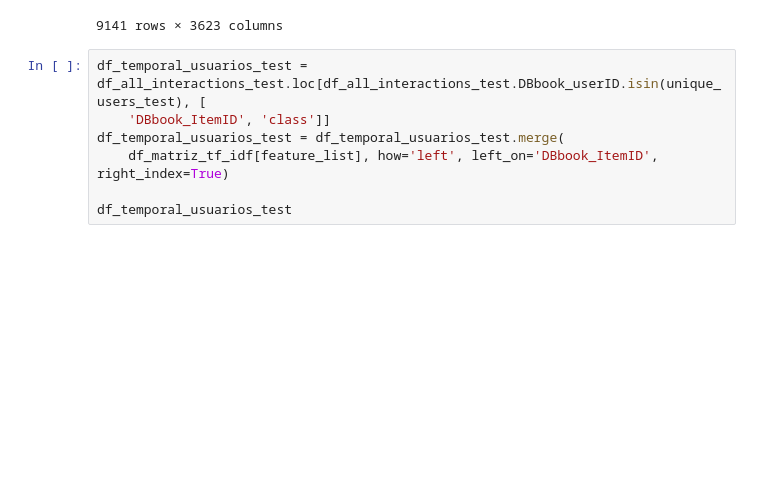
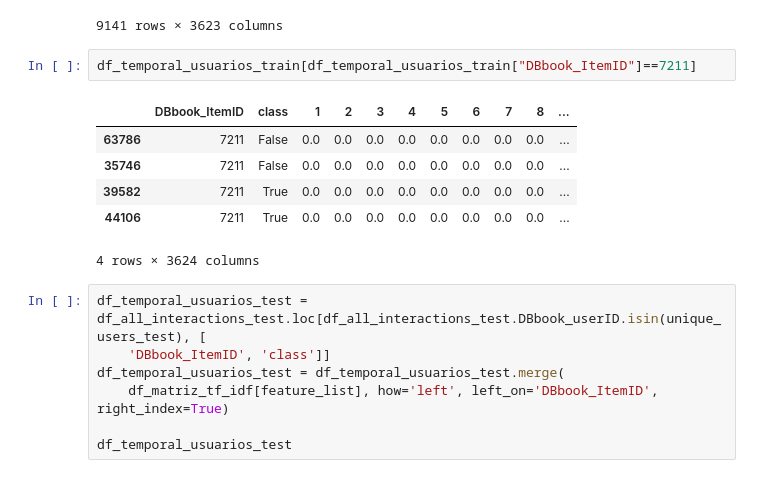
Before and after one commit to Cerozob/MINE_4201_LAB2, a Jupyter notebook: MINE_4201_Laboratorio_2_Filtrado_por_contenido.ipynb, the cells around one changed output. Saved outputs shown, nothing was run; the diff lists cells and outputs as text; blank space fills up the shorter version.

```diff
--- a/MINE_4201_Laboratorio_2_Filtrado_por_contenido.ipynb
+++ b/MINE_4201_Laboratorio_2_Filtrado_por_contenido.ipynb
@@ -1117,6 +1117,15 @@ df_temporal_usuarios_train
 | 33004 | 1732 | False | 0.0 | 0.0 | 2.146438 | 2.196319 | 2.195239 | 2.149048 | 2.149048 | 0.0 | ... |
 | 58429 | 6971 | True | 0.0 | 0.0 | 2.146438 | 2.196319 | 2.195239 | 2.149048 | 2.149048 | 0.0 | ... |
 9141 rows × 3623 columns
+# %%
+df_temporal_usuarios_train[df_temporal_usuarios_train["DBbook_ItemID"]==7211]
+# %% [output]
+|  | DBbook_ItemID | class | 1 | 2 | 3 | 4 | 5 | 6 | 7 | 8 | ... |
+| 63786 | 7211 | False | 0.0 | 0.0 | 0.0 | 0.0 | 0.0 | 0.0 | 0.0 | 0.0 | ... |
+| 35746 | 7211 | False | 0.0 | 0.0 | 0.0 | 0.0 | 0.0 | 0.0 | 0.0 | 0.0 | ... |
+| 39582 | 7211 | True | 0.0 | 0.0 | 0.0 | 0.0 | 0.0 | 0.0 | 0.0 | 0.0 | ... |
+| 44106 | 7211 | True | 0.0 | 0.0 | 0.0 | 0.0 | 0.0 | 0.0 | 0.0 | 0.0 | ... |
+4 rows × 3624 columns
 # %%
 df_temporal_usuarios_test = df_all_interactions_test.loc[df_all_interactions_test.DBbook_userID.isin(unique_users_test), [
     'DBbook_ItemID', 'class']]
```
Also changed, not shown: parts of 10 cells of this notebook, 2 other files.
